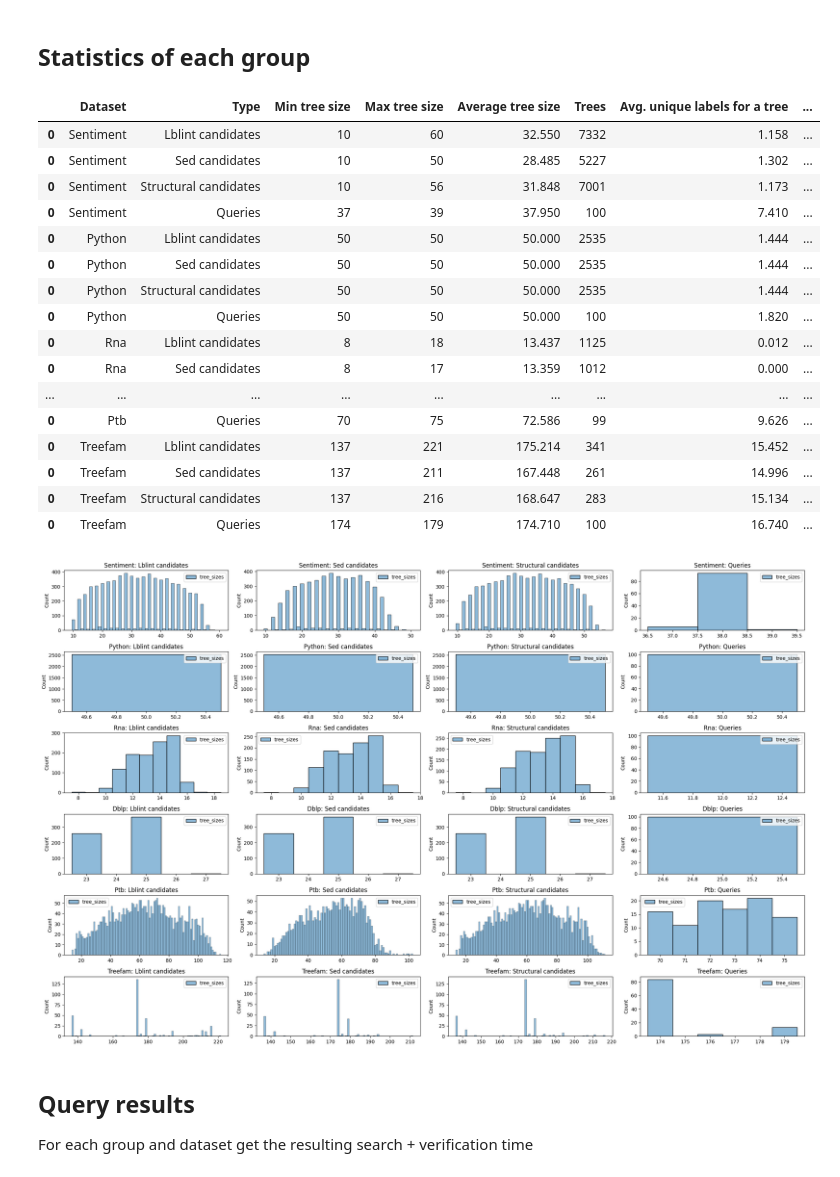
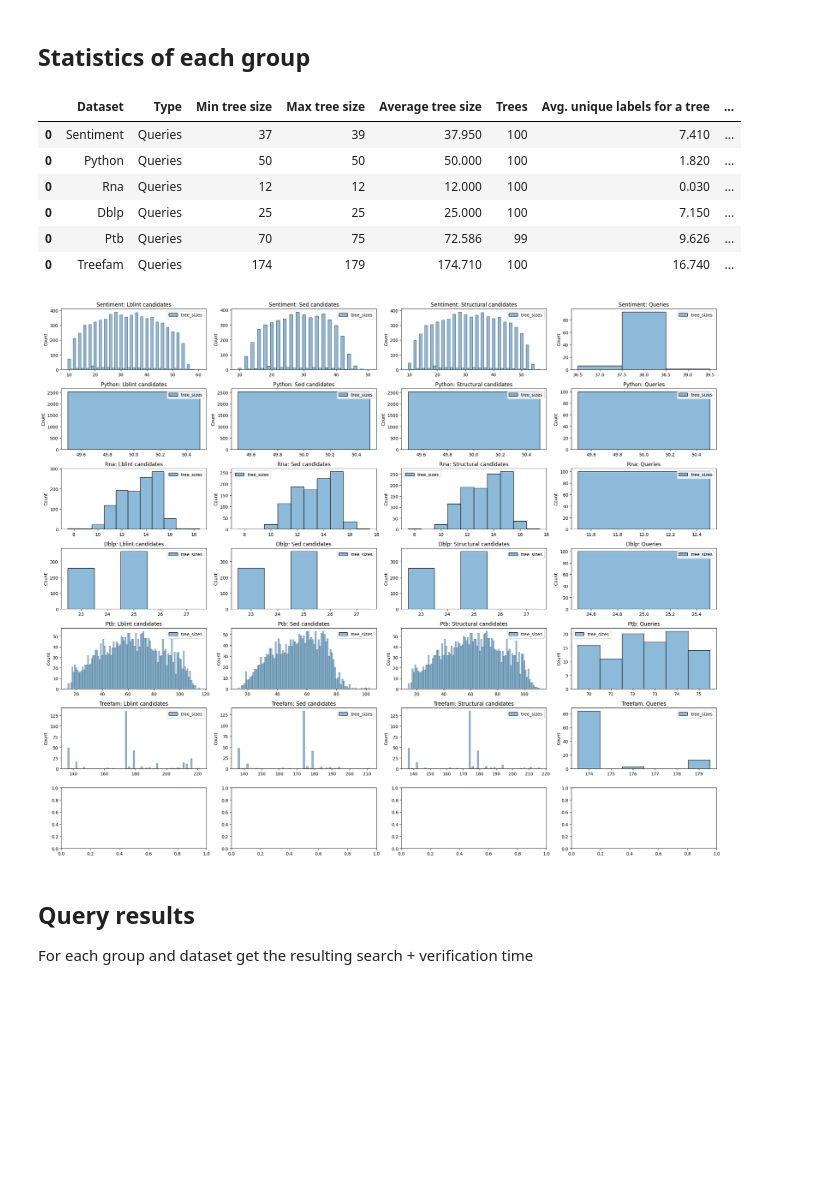
Before and after one commit to LukMRVC/tree-statistics, a Jupyter notebook: TED-viz.ipynb, the cells around one changed output. Drawn from its saved outputs; the diff is of its cells as text; code cells hidden in the pictures; blank space fills up the shorter version.

```diff
--- a/TED-viz.ipynb
+++ b/TED-viz.ipynb
@@ -111,26 +111,26 @@ def load_stats(dataset: str):
     ds_path = join('./resources/statistics', dataset.lower())
     path = join(ds_path, 'collection.csv')
     df = pd.read_csv(path)
-    depths = pd.read_csv(join(ds_path, 'depths.csv'), names=['root-leaf-distance'], header=None)
-    degrees = pd.read_csv(join(ds_path, 'degrees.csv'), names=['degree'], header=None)
+    # depths = pd.read_csv(join(ds_path, 'depths.csv'), names=['root-leaf-distance'], header=None)
+    # degrees = pd.read_csv(join(ds_path, 'degrees.csv'), names=['degree'], header=None)
 
     df.insert(0, 'Dataset', [dataset.capitalize()], True)
-    df.insert(8, 'Mean node degree', [degrees['degree'].mean()])
-    df.insert(8, 'Min node degree', [degrees['degree'].min()])
-    df.insert(8, 'Max node degree', [degrees['degree'].max()])
-    df.insert(8, 'Min tree height', [depths['root-leaf-distance'].min()])
-    df.insert(8, 'Max tree height', [depths['root-leaf-distance'].max()])
+    # df.insert(8, 'Mean node degree', [degrees['degree'].mean()])
+    # df.insert(8, 'Min node degree', [degrees['degree'].min()])
+    # df.insert(8, 'Max node degree', [degrees['degree'].max()])
+    # df.insert(8, 'Min tree height', [depths['root-leaf-distance'].min()])
+    # df.insert(8, 'Max tree height', [depths['root-leaf-distance'].max()])
     df.insert(8, 'Tree/Label ratio', df['tree_count'] / df['distinct_labels'])
     df.insert(8, 'Tree size/Label ratio', (df['avg_tree'] / df['distinct_labels']) * 100)
-    df.insert(8, 'Mean tree height (root to leaf distance)', [depths['root-leaf-distance'].mean()])
-    return (df, depths, degrees)
+    # df.insert(8, 'Mean tree height (root to leaf distance)', [depths['root-leaf-distance'].mean()])
+    return df
 
 times_df = pd.DataFrame()
 for i, ds, in enumerate(datasets):
     row = int(i >= 4)
     col = i % 4
     try:
-        loaded, dep, deg = load_stats(ds)
+        loaded = load_stats(ds)
     except Exception as e:
         print('Failed to load statistics for', ds, str(e))
         continue
@@ -1752,7 +1766,7 @@ DS
 # For now, only some datasets have finished measurements
 lower_bounds = ('Lblint', 'Sed', 'Structural')
 # datasets = ['bolzano', 'sentiment', 'ptb', 'dblp']
-datasets = ['sentiment', 'python', 'rna', 'dblp', 'ptb', 'treefam']
+datasets = ['sentiment', 'python', 'rna', 'dblp', 'ptb', 'treefam', 'swissprot']
 # %% [markdown]
 ### Utility functions
 # %%
@@ -2011,24 +2025,14 @@ stats_df = stats_df.rename(columns={
     'distinct_labels': 'No. of distinct labels',
 })
 # %%
-display(stats_df)
+display(stats_df[stats_df['Type'] == 'Queries'])
 # %% [output]
 |  | Dataset | Type | Min tree size | Max tree size | Average tree size | Trees | Avg. unique labels for a tree | ... |
-| 0 | Sentiment | Lblint candidates | 10 | 60 | 32.550 | 7332 | 1.158 | ... |
-| 0 | Sentiment | Sed candidates | 10 | 50 | 28.485 | 5227 | 1.302 | ... |
-| 0 | Sentiment | Structural candidates | 10 | 56 | 31.848 | 7001 | 1.173 | ... |
 | 0 | Sentiment | Queries | 37 | 39 | 37.950 | 100 | 7.410 | ... |
-| 0 | Python | Lblint candidates | 50 | 50 | 50.000 | 2535 | 1.444 | ... |
-| 0 | Python | Sed candidates | 50 | 50 | 50.000 | 2535 | 1.444 | ... |
-| 0 | Python | Structural candidates | 50 | 50 | 50.000 | 2535 | 1.444 | ... |
 | 0 | Python | Queries | 50 | 50 | 50.000 | 100 | 1.820 | ... |
-| 0 | Rna | Lblint candidates | 8 | 18 | 13.437 | 1125 | 0.012 | ... |
-| 0 | Rna | Sed candidates | 8 | 17 | 13.359 | 1012 | 0.000 | ... |
-| ... | ... | ... | ... | ... | ... | ... | ... | ... |
+| 0 | Rna | Queries | 12 | 12 | 12.000 | 100 | 0.030 | ... |
+| 0 | Dblp | Queries | 25 | 25 | 25.000 | 100 | 7.150 | ... |
 | 0 | Ptb | Queries | 70 | 75 | 72.586 | 99 | 9.626 | ... |
-| 0 | Treefam | Lblint candidates | 137 | 221 | 175.214 | 341 | 15.452 | ... |
-| 0 | Treefam | Sed candidates | 137 | 211 | 167.448 | 261 | 14.996 | ... |
-| 0 | Treefam | Structural candidates | 137 | 216 | 168.647 | 283 | 15.134 | ... |
 | 0 | Treefam | Queries | 174 | 179 | 174.710 | 100 | 16.740 | ... |
 # %%
 def load_hist_stats(datasets, stats_type: str, stats_kind: str):
@@ -2051,24 +2055,24 @@ for lb in lower_bounds:
 
 tree_sizes_stats = pd.concat([tree_sizes_stats, load_hist_stats(datasets, 'tree_sizes', f'queries-stats')])
 # %%
-fig, axes = plt.subplots(6, 4, figsize=(22, 14))
+fig, axes = plt.subplots(7, 4, figsize=(22, 18))
 
 kinds = lower_bounds + ('queries', )
 combs = [(ds, k) for ds in datasets for k in kinds]
 
 for (ds, kind), ax in zip(combs, axes.ravel()):
     sns.histplot(
         data = tree_sizes_stats[(tree_sizes_stats['Dataset'] == ds.capitalize()) & (tree_sizes_stats['Kind'] == kind.capitalize() + '-stats')],
         discrete=True,
         ax=ax,
     )
     title = f'{ds.capitalize()}: {kind.capitalize()}'
     title += ' candidates' if kind in lower_bounds else ''
     ax.set_title(title)
 
 plt.tight_layout()
 # %% [output]
-[figure, old version]
+[figure, new version]
 # %% [markdown]
 ## Query results
 
```
Also changed, not shown: parts of 6 cells of this notebook, 6 other files.
